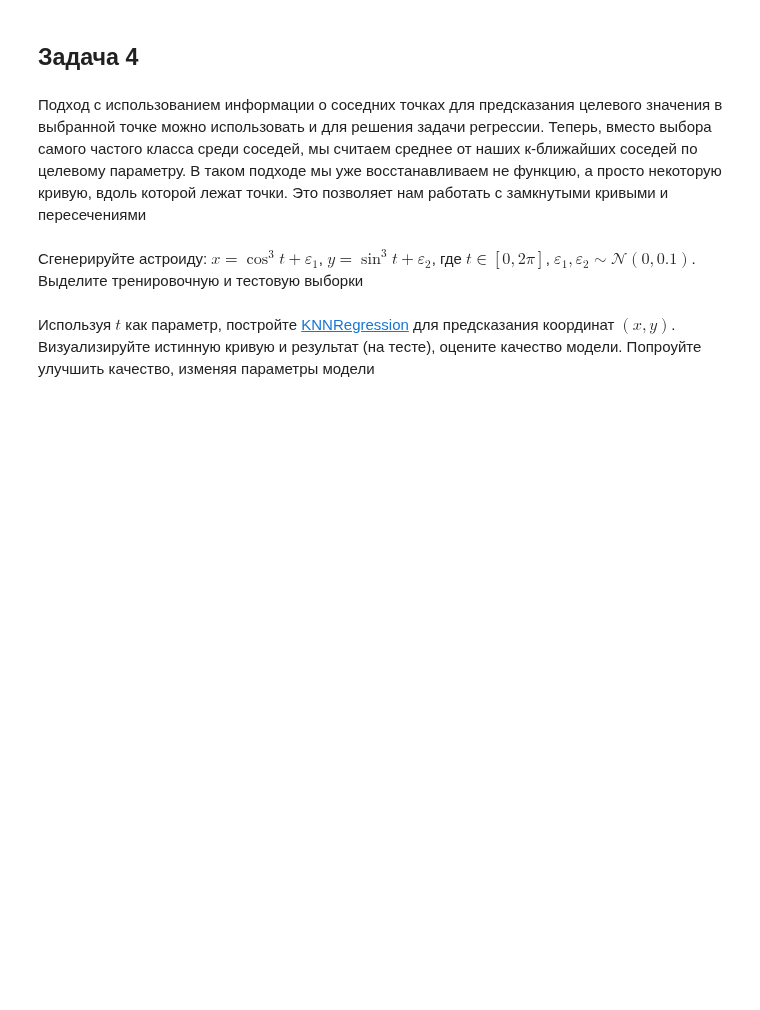
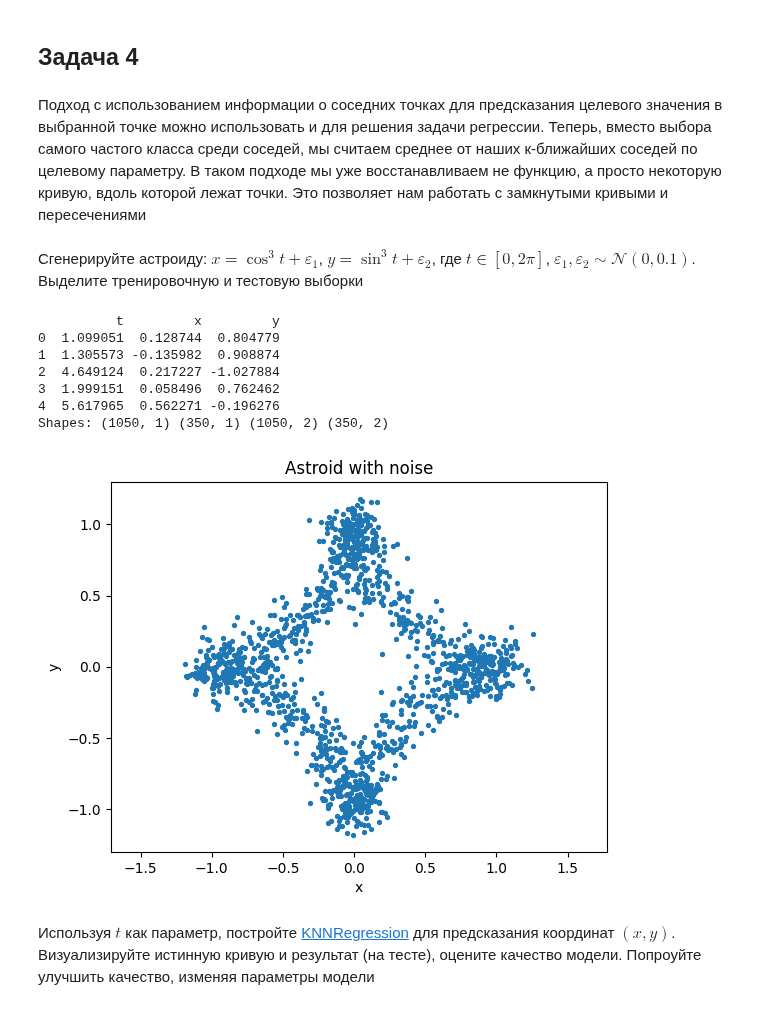
Before and after one commit to Saharochekl/FSR_ML, a Jupyter notebook: hometasks/Theme 6/Sem06_02.ipynb, the cells around one changed output. Drawn from its saved outputs; the diff is of its cells as text; code cells hidden in the pictures; blank space fills up the shorter version.

```diff
--- a/hometasks/Theme 6/Sem06_02.ipynb
+++ b/hometasks/Theme 6/Sem06_02.ipynb
@@ -133,2 +424,39 @@ Your answer here
+# %%
+rng = np.random.default_rng()
+n = 1400
+sigma = 0.1
+
+t = rng.uniform(0.0, 2.0 * np.pi, n)
+x = np.cos(t)**3 + rng.normal(0.0, sigma, n)
+y = np.sin(t)**3 + rng.normal(0.0, sigma, n)
+
+data = pd.DataFrame({"t": t, "x": x, "y": y})
+print(data.head())
+
+X = t.reshape(-1, 1)          # (n, 1)
+Y = np.column_stack([x, y])   # (n, 2)
+
+X_train, X_test, Y_train, Y_test = train_test_split(
+    X, Y, test_size=0.25, random_state=42
+)
+
+print("Shapes:", X_train.shape, X_test.shape, Y_train.shape, Y_test.shape)
+
+
+plt.figure()
+plt.scatter(x, y, s=8)
+plt.title("Astroid with noise")
+plt.xlabel("x"); plt.ylabel("y")
+plt.axis("equal")
+plt.show()
+# %% [output]
+          t         x         y
+0  1.099051  0.128744  0.804779
+1  1.305573 -0.135982  0.908874
+2  4.649124  0.217227 -1.027884
+3  1.999151  0.058496  0.762462
+4  5.617965  0.562271 -0.196276
+Shapes: (1050, 1) (350, 1) (1050, 2) (350, 2)
+[figure, added]
 # %% [markdown]
 Используя $t$ как параметр, постройте [KNNRegression](https://scikit-learn.org/stable/modules/generated/sklearn.neighbors.KNeighborsRegressor.html) для предсказания координат $(x, y)$. Визуализируйте истинную кривую и результат (на тесте), оцените качество модели. Попроуйте улучшить качество, изменяя параметры модели
```
Also changed, not shown: parts of 24 cells of this notebook.
